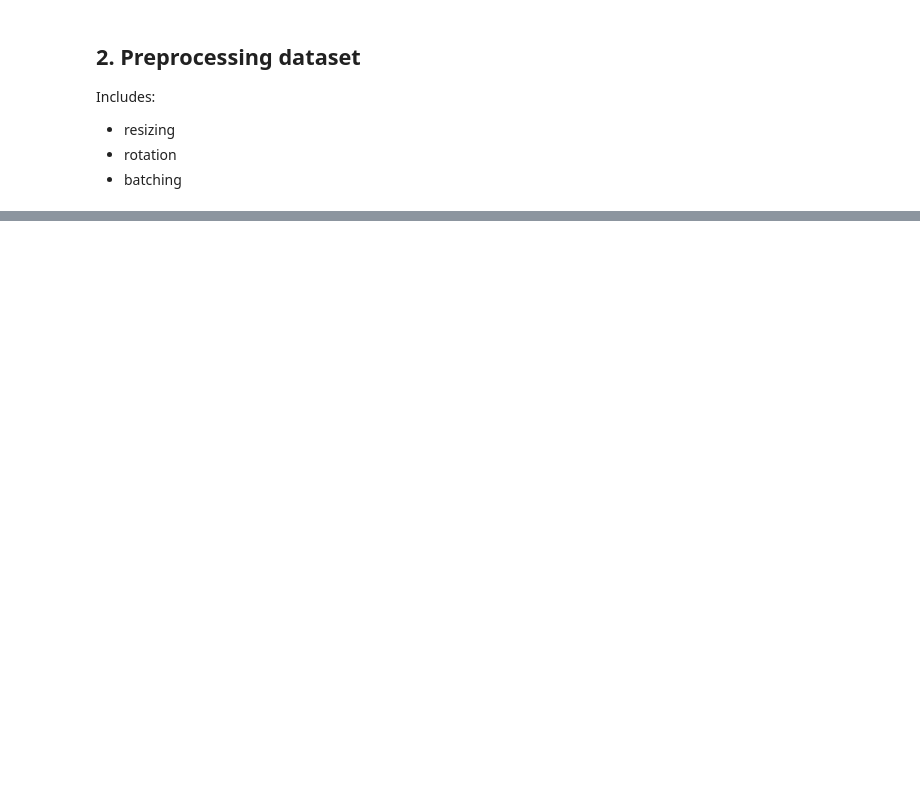
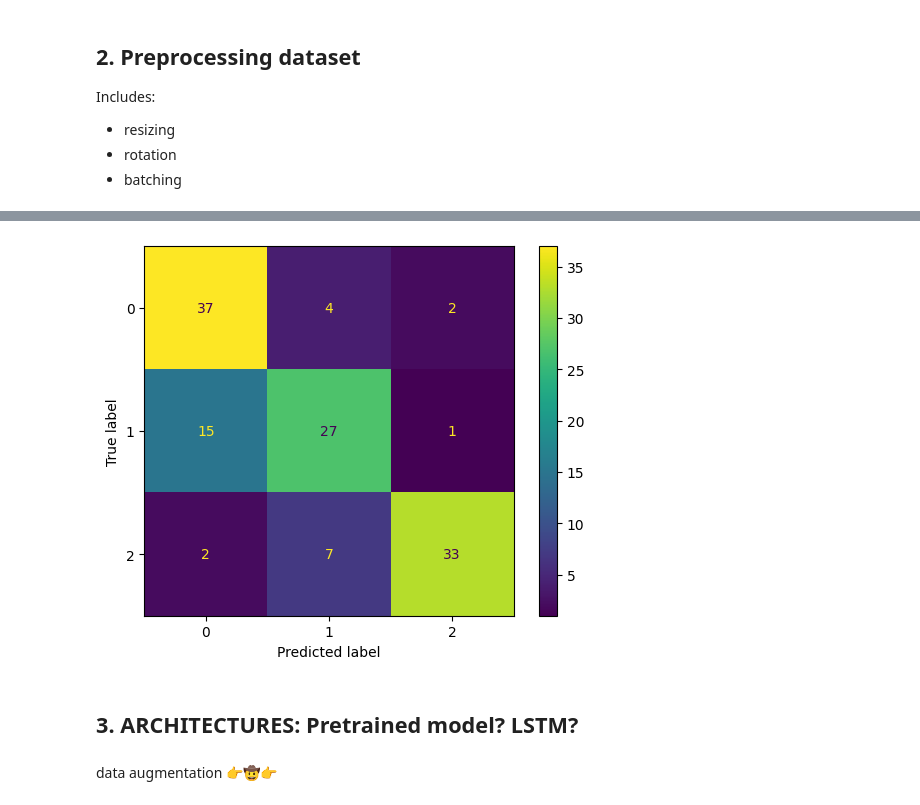
Before and after one commit to balooooooooo/bean-classification, a Jupyter notebook: imagine_classification.ipynb, the cells around one changed output, grey strips where cells are left out. Cells and saved outputs as stored; diff of their text form; code cells hidden in the pictures; blank space fills up the shorter version.

```diff
--- a/imagine_classification.ipynb
+++ b/imagine_classification.ipynb
@@ -93,0 +221,25 @@ test = (
+# %%
+inputs = keras.Input(shape=(IMG_SIZE, IMG_SIZE, 3))
+
+x = layers.Rescaling(1./255)(inputs)
+
+x = layers.Conv2D(filters=16, kernel_size=3, activation='relu')(x)
+x = layers.AveragePooling2D(pool_size=2)(x)
+
+x = layers.Conv2D(filters=32, kernel_size=3, activation='relu')(x)
+x = layers.AveragePooling2D(pool_size=2)(x)
+
+x = layers.Conv2D(filters=64, kernel_size=3, activation='relu')(x)
+x = layers.AveragePooling2D(pool_size=2)(x)
+
+x = layers.Flatten()(x)
+x = layers.Dropout(0.5)(x)
+outputs = layers.Dense(3, activation='softmax')(x)
+
+model = keras.Model(inputs=inputs, outputs=outputs)
+
+model.summary()
+
+model.compile(loss='sparse_categorical_crossentropy',
+              optimizer='rmsprop',
+              metrics=['accuracy'])
@@ -93,0 +264,4 @@ test = (
+# %%
+callback = keras.callbacks.EarlyStopping(monitor='val_loss', patience=10, min_delta = 0.002, restore_best_weights=True)
+
+history = model.fit(train_dataset, epochs=40, validation_data=validation_dataset, callbacks=[callback])
@@ -93,0 +296,12 @@ test = (
+# %%
+def get_conf_matrix(model):
+    predictions = model.predict(test_dataset)
+    classes = tf.argmax(predictions, axis=-1)
+    y_test = tf.concat([y for x, y in test_dataset], axis=0)
+    intensity = confusion_matrix(y_test, list(classes.numpy()))
+    disp = ConfusionMatrixDisplay(confusion_matrix = intensity, display_labels=[0,1,2])
+    disp.plot()
+# %%
+print(f"Test dataset accuracy: {model.evaluate(test_dataset)[1]}")
+get_conf_matrix(model)
+# %% [output]
@@ -93,0 +311,5 @@ test = (
+[figure, added]
+# %% [markdown]
+## 3. ARCHITECTURES: Pretrained model? LSTM?
+# %% [markdown]
+data augmentation 👉🤠👉
```
Also changed, not shown: parts of 28 cells of this notebook.
